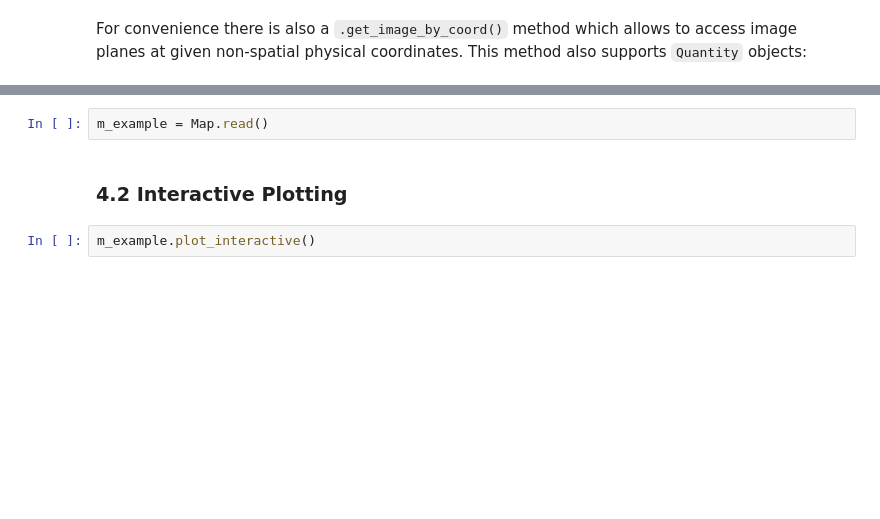
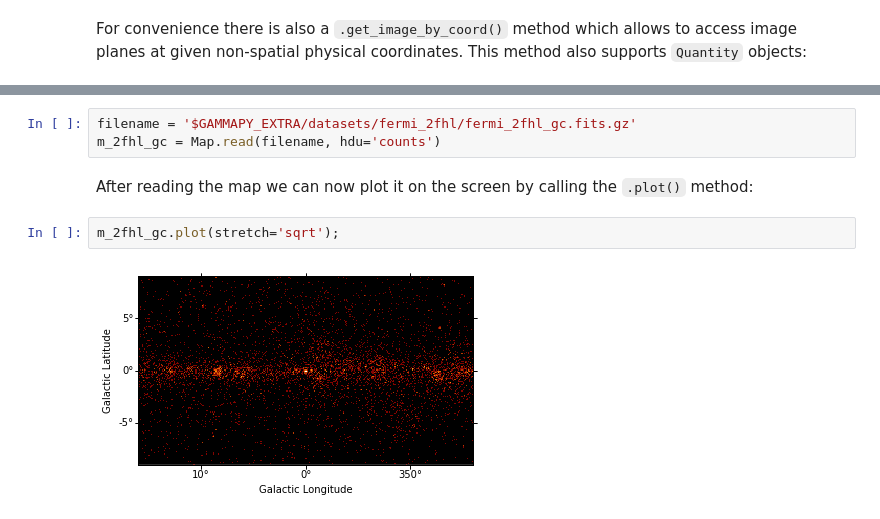
Before and after one commit to gammapy/gammapy-extra, a Jupyter notebook: notebooks/intro_maps.ipynb, the cells around one changed output, grey strips where cells are left out. Cells and saved outputs as stored; diff of their text form; blank space fills up the shorter version.

```diff
--- a/notebooks/intro_maps.ipynb
+++ b/notebooks/intro_maps.ipynb
@@ -279,9 +358,12 @@ print(image.geom)
 ### 4.1 Plotting
 
 For debugging and inspecting the map data it is useful to plot ot visualize the images planes contained in the map.
-# %%
-m_example = Map.read()
-# %% [markdown]
-### 4.2 Interactive Plotting
-# %%
-m_example.plot_interactive()
+# %%
+filename = '$GAMMAPY_EXTRA/datasets/fermi_2fhl/fermi_2fhl_gc.fits.gz'
+m_2fhl_gc = Map.read(filename, hdu='counts')
+# %% [markdown]
+After reading the map we can now plot it on the screen by calling the `.plot()` method:
+# %%
+m_2fhl_gc.plot(stretch='sqrt');
+# %% [output]
+[figure, added]
```
Also changed, not shown: parts of 41 cells of this notebook.
